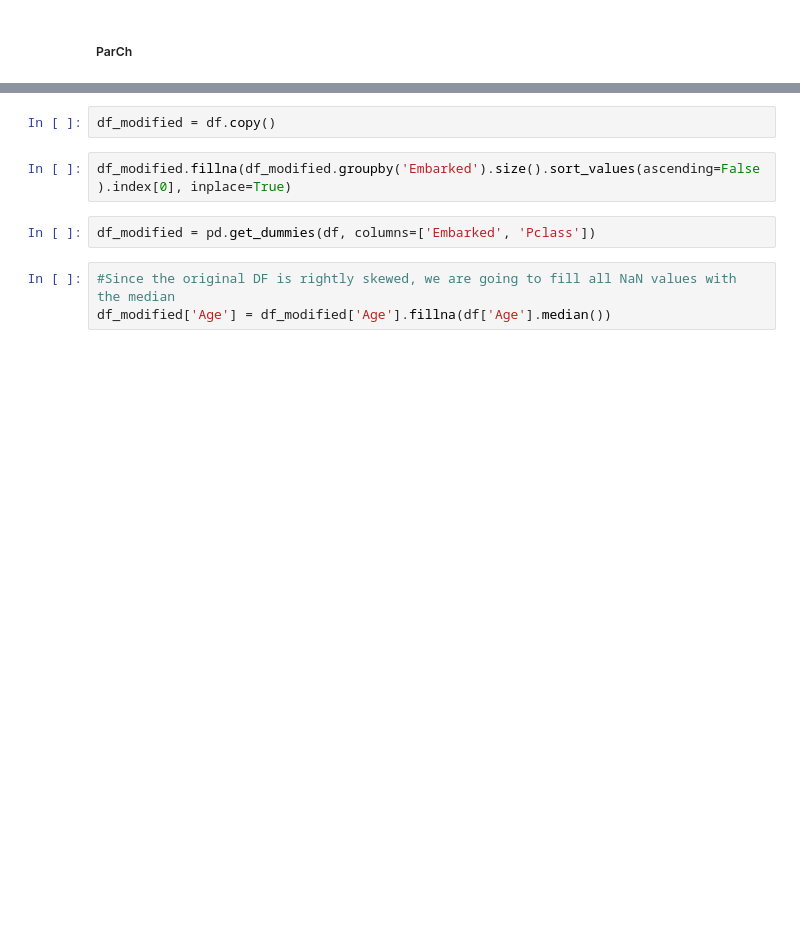
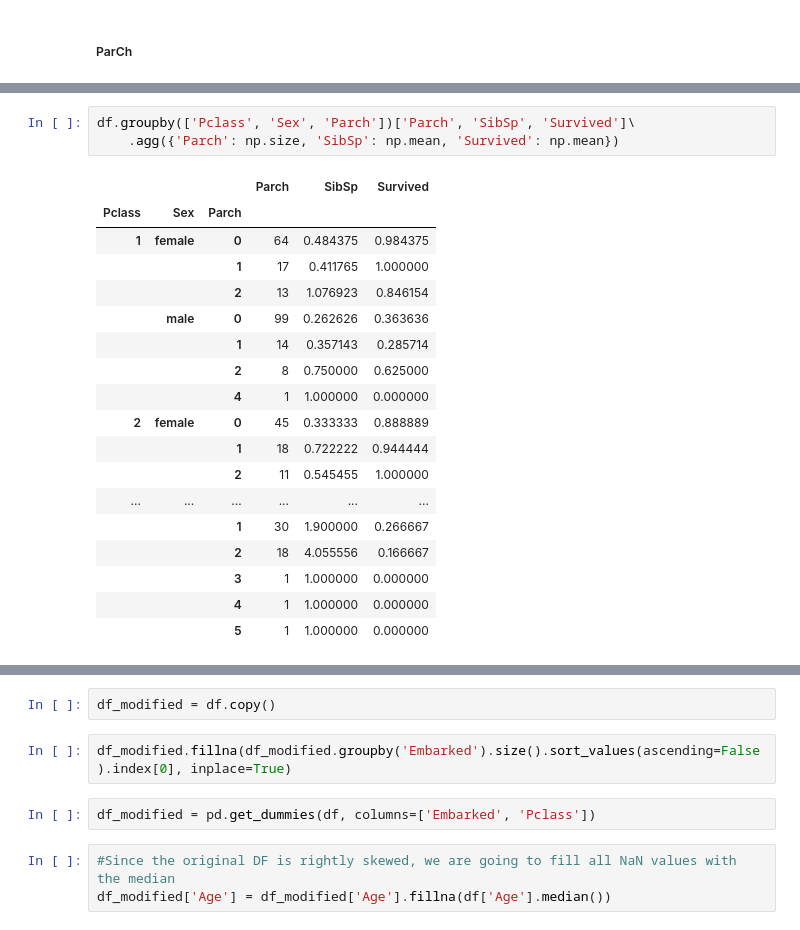
Before and after one commit to lerz30/ML_introduction, a Jupyter notebook: notebooks/pandas_intro.ipynb, the cells around one changed output, grey strips where cells are left out. Saved outputs shown, nothing was run; the diff lists cells and outputs as text; blank space fills up the shorter version.

```diff
--- a/notebooks/pandas_intro.ipynb
+++ b/notebooks/pandas_intro.ipynb
@@ -354,0 +515,22 @@ df.groupby('Parch').size()
+# %%
+df.groupby(['Pclass', 'Sex', 'Parch'])['Parch', 'SibSp', 'Survived']\
+    .agg({'Parch': np.size, 'SibSp': np.mean, 'Survived': np.mean})
+# %% [output]
+|  |  |  | Parch | SibSp | Survived |
+| Pclass | Sex | Parch |  |  |  |
+| 1 | female | 0 | 64 | 0.484375 | 0.984375 |
+|  |  | 1 | 17 | 0.411765 | 1.000000 |
+|  |  | 2 | 13 | 1.076923 | 0.846154 |
+|  | male | 0 | 99 | 0.262626 | 0.363636 |
+|  |  | 1 | 14 | 0.357143 | 0.285714 |
+|  |  | 2 | 8 | 0.750000 | 0.625000 |
+|  |  | 4 | 1 | 1.000000 | 0.000000 |
+| 2 | female | 0 | 45 | 0.333333 | 0.888889 |
+|  |  | 1 | 18 | 0.722222 | 0.944444 |
+|  |  | 2 | 11 | 0.545455 | 1.000000 |
+| ... | ... | ... | ... | ... | ... |
+|  |  | 1 | 30 | 1.900000 | 0.266667 |
+|  |  | 2 | 18 | 4.055556 | 0.166667 |
+|  |  | 3 | 1 | 1.000000 | 0.000000 |
+|  |  | 4 | 1 | 1.000000 | 0.000000 |
+|  |  | 5 | 1 | 1.000000 | 0.000000 |
```
Also changed, not shown: parts of 41 cells of this notebook.
